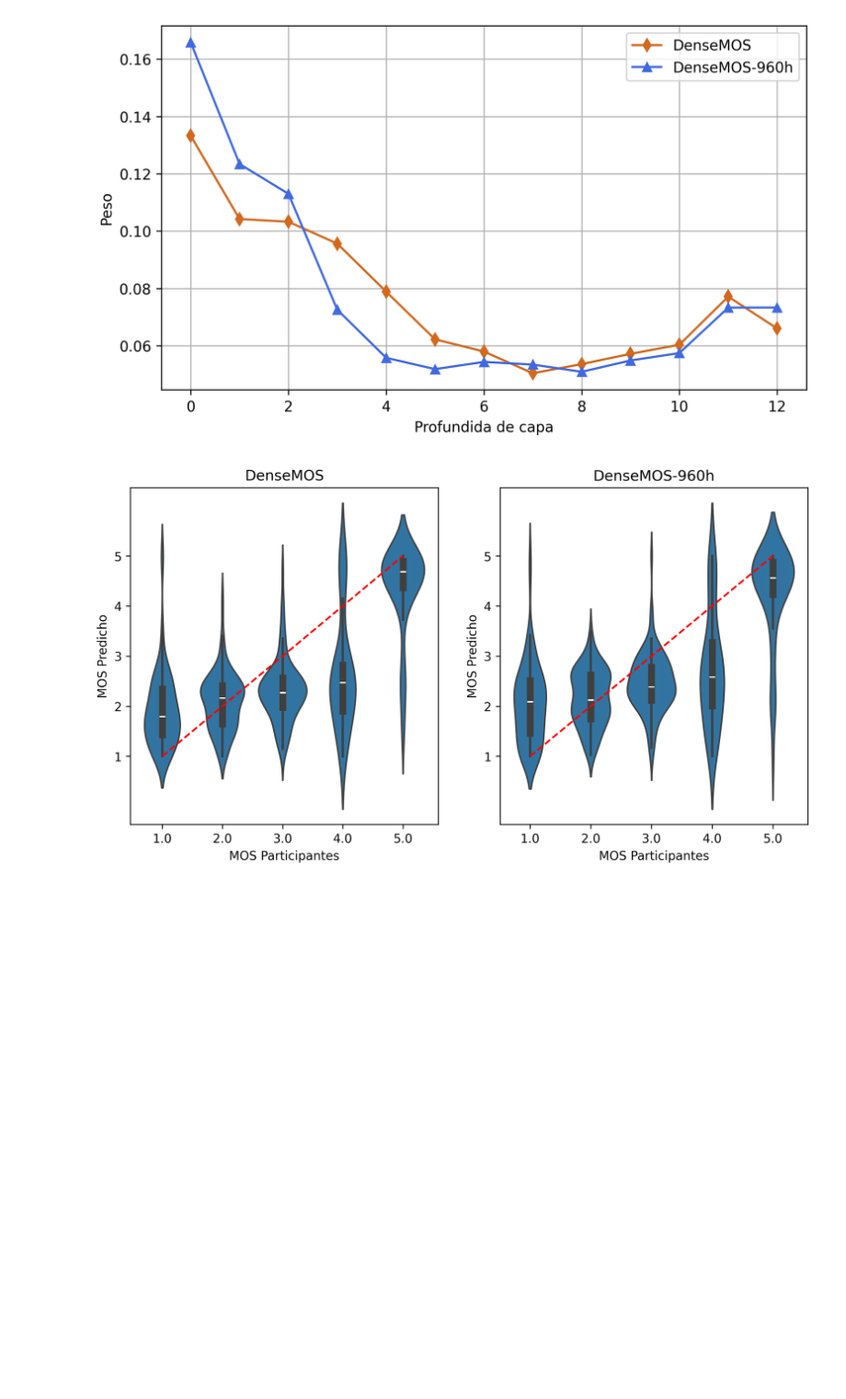
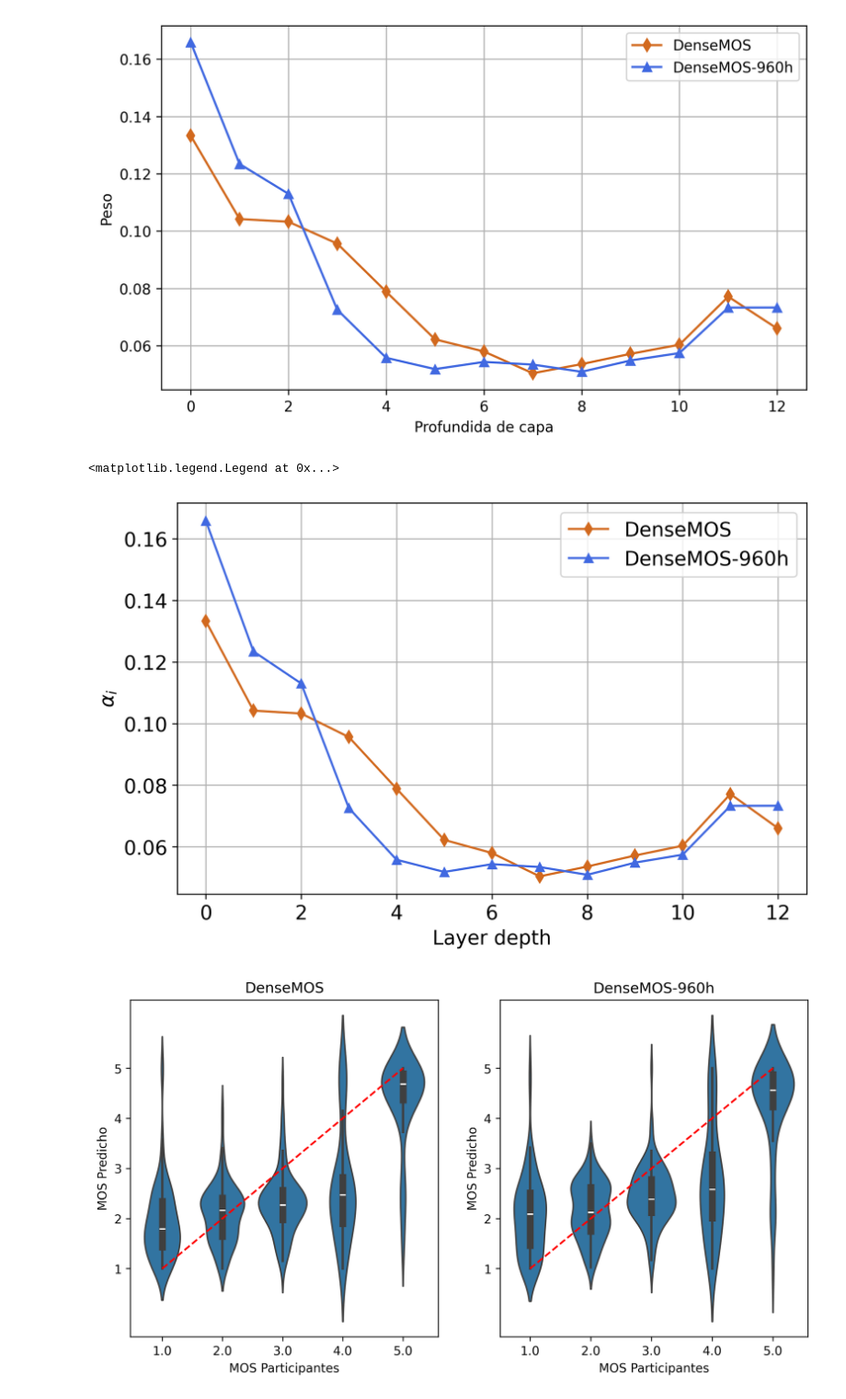
Before and after one commit to asosawelford/tesis, a Jupyter notebook: classifier/DenseMOS_tests/plots.ipynb, the cells around one changed output. Shown at 92% size. Cells and saved outputs as stored; diff of their text form; code cells hidden in the pictures; blank space fills up the shorter version.

```diff
--- a/classifier/DenseMOS_tests/plots.ipynb
+++ b/classifier/DenseMOS_tests/plots.ipynb
@@ -68,6 +68,25 @@ plt.legend()
 # %% [output]
 <matplotlib.legend.Legend at 0x...>
 [figure]
+# %%
+# English version
+
+softmax_weights = pd.read_csv('softmax_weights.csv')
+softmax_weights_960 = pd.read_csv('softmax_weights_960_2.csv')
+
+plt.rcParams.update({'font.size': 14})  # Adjust the size as needed
+
+plt.figure(figsize=(8, 11))
+plt.subplot(2, 1, 1)
+plt.plot(softmax_weights, label='DenseMOS', marker='d', color='chocolate')
+plt.plot(softmax_weights_960, label='DenseMOS-960h', marker='^', color='royalblue')
+plt.xlabel('Layer depth')
+plt.ylabel(r'$\alpha_i$')
+plt.grid()
+plt.legend()
+# %% [output]
+<matplotlib.legend.Legend at 0x...>
+[figure, added]
 # %%
 # combine targets and outputs into a dataframe
 results = pd.read_csv("targets_outputs.csv")
```
Also changed, not shown: 21 other files.
